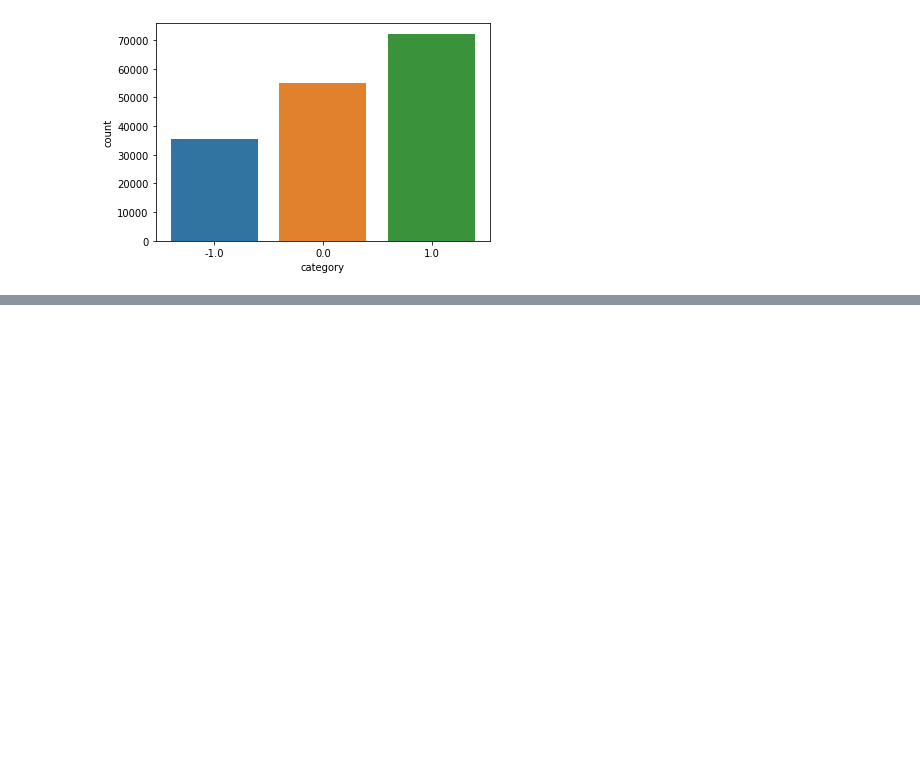
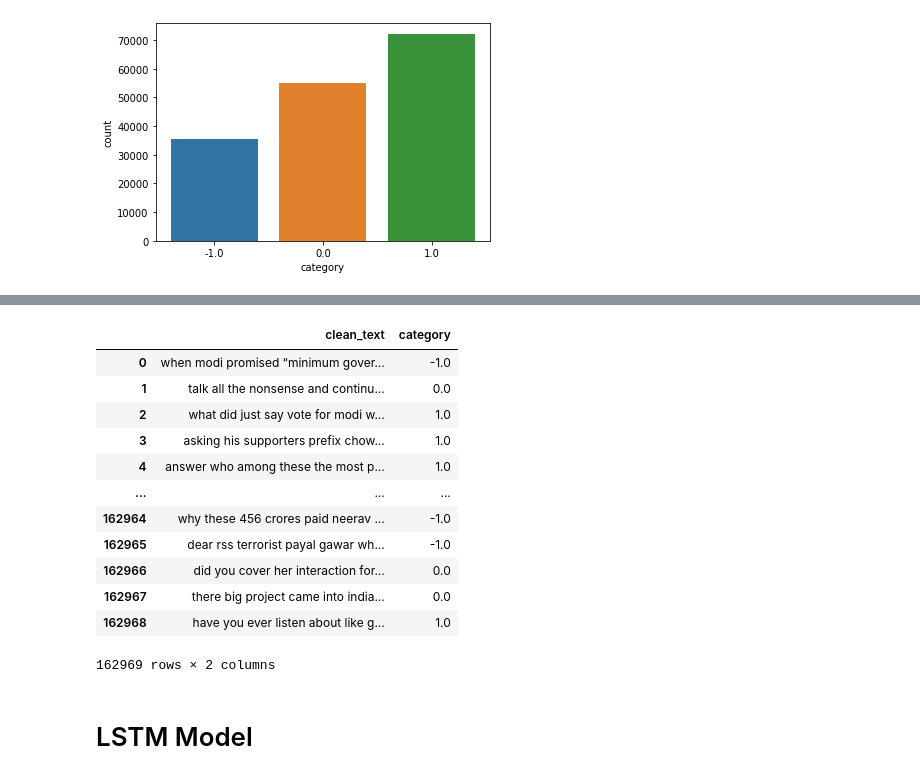
Before and after one commit to mohtashim0007/Machine-Learning-Projects, a Jupyter notebook: TwitterAnalyzerDashboard.ipynb, the cells around one changed output, grey strips where cells are left out. Drawn from its saved outputs; the diff is of its cells as text; code cells hidden in the pictures; blank space fills up the shorter version.

```diff
--- a/TwitterAnalyzerDashboard.ipynb
+++ b/TwitterAnalyzerDashboard.ipynb
@@ -167,2 +145,0 @@ df.head()
-# %%
-df.columns  = ['target', 'tweet']
@@ -188,2 +145,0 @@ plt.plot()
-# %%
-df = pd.read_csv('/drive/My Drive/DataSet/Twitter_Data.csv')
@@ -215,0 +179,2 @@ plt.plot(      )
+# %%
+df.dropna(inplace = True)
@@ -215,0 +193,20 @@ plt.plot(      )
+# %%
+df.reset_index(inplace = True, drop = True)
+# %%
+df
+# %% [output]
+|  | clean_text | category |
+| 0 | when modi promised “minimum gover... | -1.0 |
+| 1 | talk all the nonsense and continu... | 0.0 |
+| 2 | what did just say vote for modi w... | 1.0 |
+| 3 | asking his supporters prefix chow... | 1.0 |
+| 4 | answer who among these the most p... | 1.0 |
+| ... | ... | ... |
+| 162964 | why these 456 crores paid neerav ... | -1.0 |
+| 162965 | dear rss terrorist payal gawar wh... | -1.0 |
+| 162966 | did you cover her interaction for... | 0.0 |
+| 162967 | there big project came into india... | 0.0 |
+| 162968 | have you ever listen about like g... | 1.0 |
+162969 rows × 2 columns
+# %% [markdown]
+# LSTM Model
```
Also changed, not shown: parts of 30 cells of this notebook.
